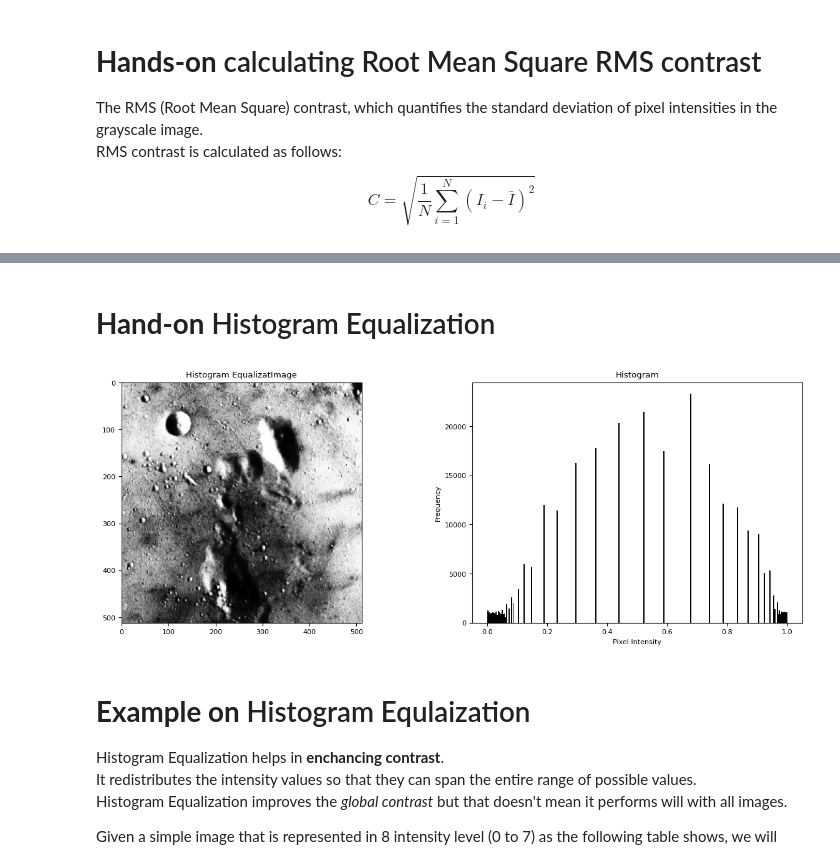
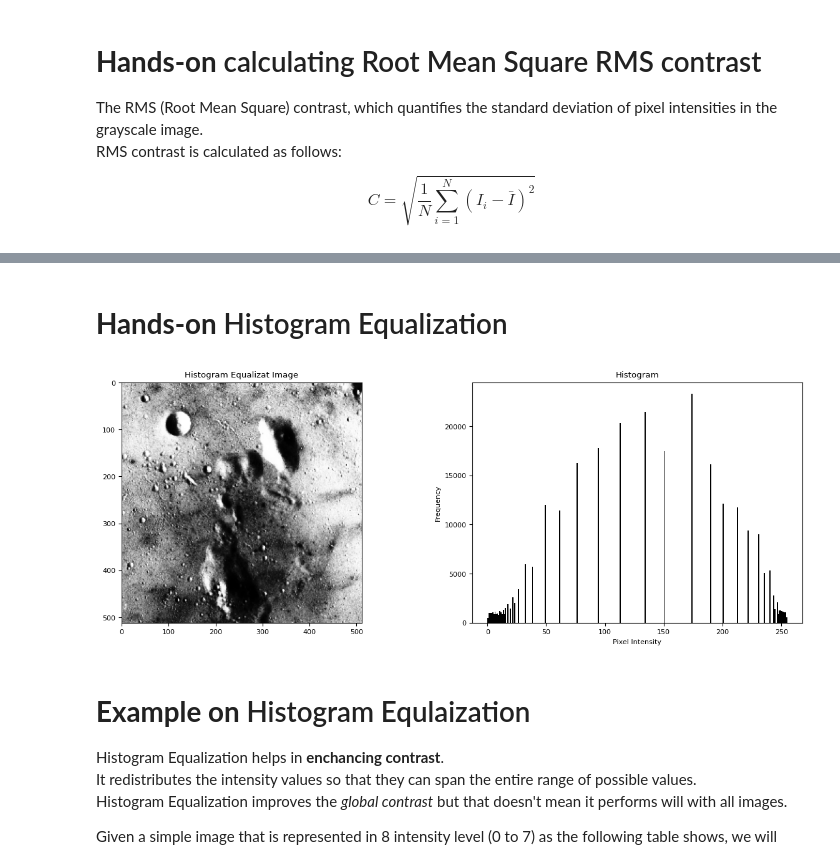
Before and after one commit to qassasahmed/ip, a Jupyter notebook: LABS2425/2/ip_lab_2.ipynb, the cells around one changed output, grey strips where cells are left out. Saved outputs shown, nothing was run; the diff lists cells and outputs as text; code cells hidden in the pictures.

```diff
--- a/LABS2425/2/ip_lab_2.ipynb
+++ b/LABS2425/2/ip_lab_2.ipynb
@@ -11,0 +49,23 @@ Autumn 2024-25
+# %%
+from skimage import exposure
+import numpy as np
+
+
+# Load an example image
+image = data.moon()
+
+# Apply contrast stretching
+p2, p98 = np.percentile(image, (2, 98))
+stretched_image = exposure.rescale_intensity(image, in_range=(p2, p98))
+
+
+fig, ax = plt.subplots(1, 2)
+
+ax[0].imshow(image, cmap='gray')
+ax[0].set_title('Original Image')
+
+ax[1].imshow(stretched_image, cmap='gray')
+ax[1].set_title('Contrast-Stretched Image')
+
+fig.tight_layout()
+plt.show()
@@ -93,25 +137,27 @@ Second image RMS contrast = 0.05639784253388683
 # %% [markdown]
-# **Hand-on** Histogram Equalization
+# **Hands-on** Histogram Equalization
 # %%
 from skimage import exposure
 
 # Apply histogram equalization
-img_eq = exposure.equalize_hist(gray_image_low_contrast)
+img_eq = exposure.equalize_hist(image)
+
+img_eq = img_as_ubyte(img_eq)
 
 # Plotting
 fig, ax = plt.subplots(1, 2, figsize=(15, 5))
 
 ax[0].imshow(img_eq, cmap='gray')
-ax[0].set_title('Histogram EqualizatImage')
+ax[0].set_title('Histogram Equalizat Image')
 
-ax[1].hist(img_eq.ravel(), bins=256, color='k')
+ax[1].hist(img_eq.ravel(), bins=256,  color='k')
 ax[1].set_title('Histogram')
 ax[1].set_xlabel('Pixel Intensity')
 ax[1].set_ylabel('Frequency')
 
 plt.show()
 # %% [output]
-[figure, old version]
+[figure, new version]
 # %% [markdown]
 # **Example on** Histogram Equlaization
 Histogram Equalization helps in **enchancing contrast**.
```
Also changed, not shown: parts of 8 cells of this notebook.
